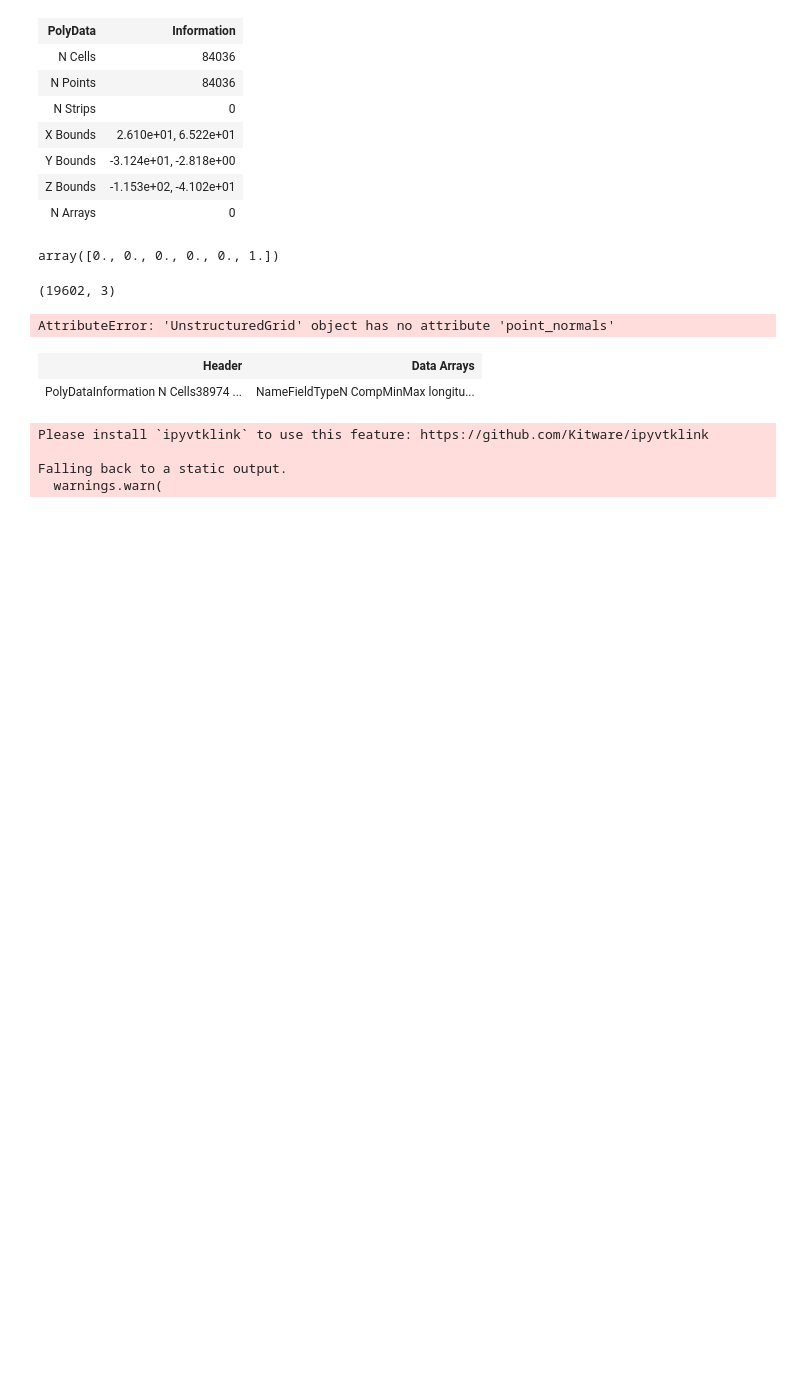
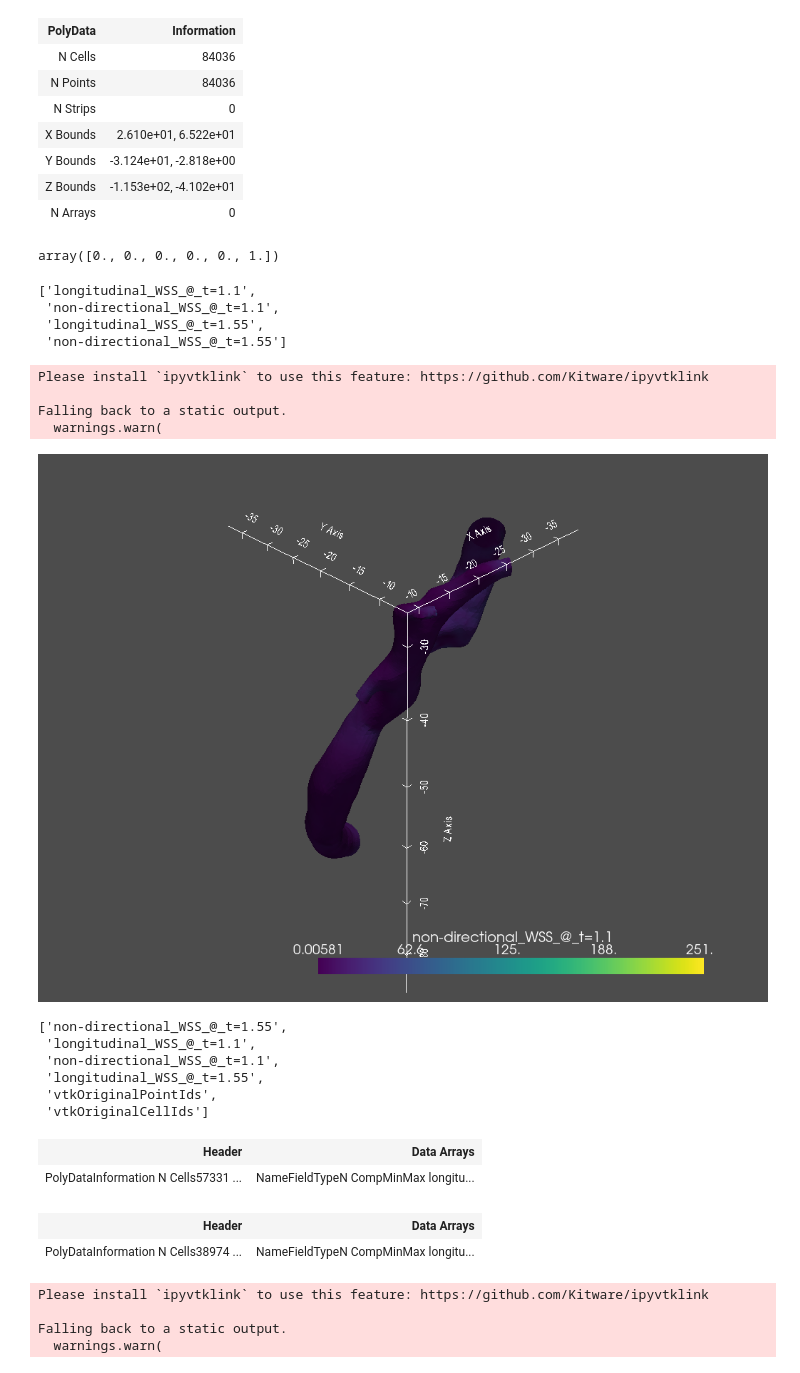
Before and after one commit to rhoP/MLgSA_GCNN, a Jupyter notebook: anal/Analysis.ipynb, the cells around one changed output. Saved outputs shown, nothing was run; the diff lists cells and outputs as text; code cells hidden in the pictures; blank space fills up the shorter version.

```diff
--- a/anal/Analysis.ipynb
+++ b/anal/Analysis.ipynb
@@ -520,10 +522,24 @@ torch.save(train_loader, '../export/train_loader.pt')
 torch.save(test_loader, '../export/test_loader.pt')
 # %%
 df
+# %%
+mesh.array_names
+# %% [output]
+['longitudinal_WSS_@_t=1.1',
+ 'non-directional_WSS_@_t=1.1',
+ 'longitudinal_WSS_@_t=1.55',
+ 'non-directional_WSS_@_t=1.55']
 # %%
-reader = pv.get_reader(mypath + onlyfiles[3])
+reader = pv.get_reader(mypath + onlyfiles[1])
 mesh = reader.read()
-# %%
-mesh.points.shape
-# %% [output]
-(19602, 3)
+# %%
+pl = pv.Plotter()
+pl.add_mesh(mesh, scalars='non-directional_WSS_@_t=1.1')
+pl.show_bounds()
+pl.show()
+# %% [output]
+Please install `ipyvtklink` to use this feature: https://github.com/Kitware/ipyvtklink
+
+Falling back to a static output.
+  warnings.warn(
+[figure, added]
@@ -530,4 +552,9 @@ mesh.points.shape
 # %%
-mesh.point_normals
+mesh.array_names
 # %% [output]
-AttributeError: 'UnstructuredGrid' object has no attribute 'point_normals'
+['non-directional_WSS_@_t=1.55',
+ 'longitudinal_WSS_@_t=1.1',
+ 'non-directional_WSS_@_t=1.1',
+ 'longitudinal_WSS_@_t=1.55',
+ 'vtkOriginalPointIds',
+ 'vtkOriginalCellIds']
@@ -534,3 +563,9 @@ AttributeError: 'UnstructuredGrid' object has no attribute 'point_normals'
+# %%
+mesh.extract_surface()
+mesh.remove_points
+# %% [output]
+| Header | Data Arrays |
+| PolyDataInformation N Cells57331 ... | NameFieldTypeN CompMinMax longitu... |
 # %%
 grid = mesh.extract_surface()
 # %%
```
Also changed, not shown: parts of 19 cells of this notebook, 1 other file.
